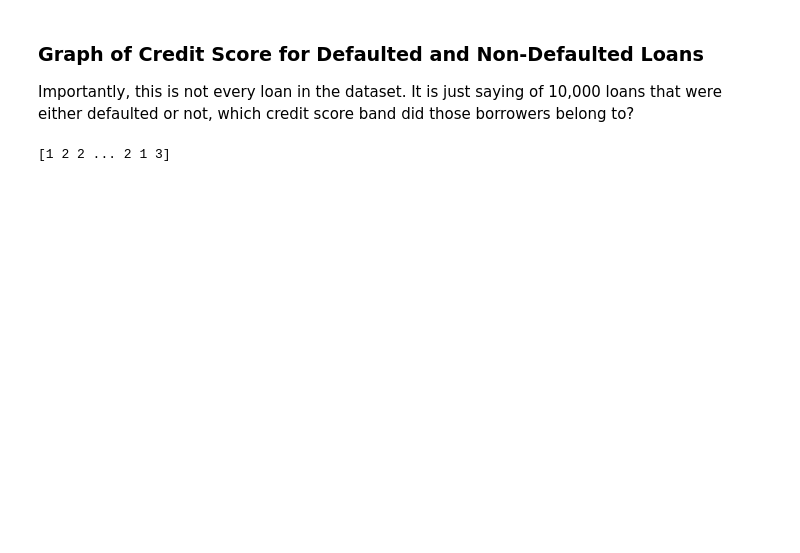
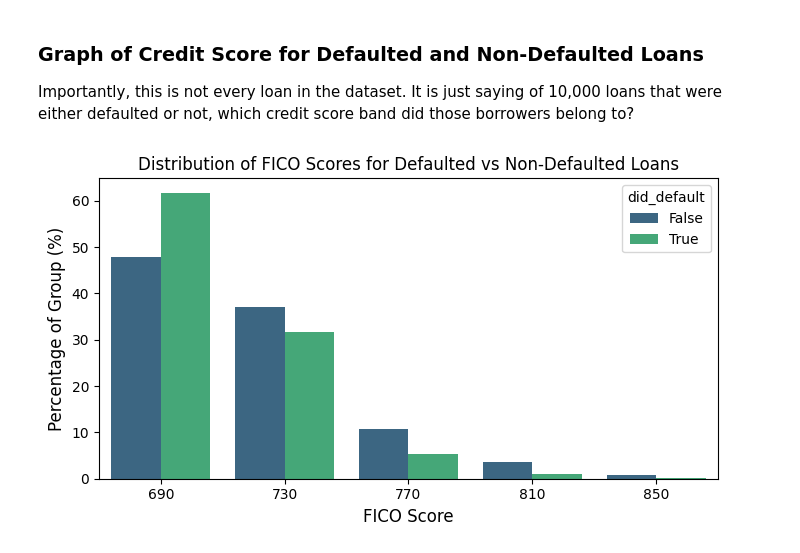
Before and after one commit to lricketson/LC-risk-analysis-project, a Jupyter notebook: descriptive_stats.ipynb, the cells around one changed output. Saved outputs shown, nothing was run; the diff lists cells and outputs as text; code cells hidden in the pictures; blank space fills up the shorter version.

Commit message:
finished with group comparisons

```diff
--- a/descriptive_stats.ipynb
+++ b/descriptive_stats.ipynb
@@ -231,33 +231,36 @@ Importantly, this is not every loan in the dataset. It is just saying of 10,000
 # %%
 import numpy as np
 
-fico_bands = sorted([650, 690, 730, 770, 810, 850])
+fico_bands = np.array(sorted([650, 690, 730, 770, 810, 850]))
 
 df_for_graphing = cleaned_df.copy()
 
 indices = np.searchsorted(fico_bands, df_for_graphing["avg_fico"], side="right")
+indices = np.clip(indices, 0, len(fico_bands) - 1)
+df_for_graphing.loc[:, "band"] = fico_bands[indices]
 
-print(indices)
+plot_data = (
+    df_for_graphing.groupby("did_default")["band"]
+    .value_counts(normalize=True)
+    .rename("percentage")
+    .mul(100)
+    .reset_index()
+)
 
-# df_for_graphing[:, "fico_band"] = fico_bands.index(df_for_graphing["avg_fico"])
+plt.figure(figsize=(7, 4))
+plot = sns.barplot(
+    data=plot_data,
+    x="band",  # this means "what will be on the x axis?" not "whats the title of the x axis"
+    y="percentage",
+    hue="did_default",
+    palette="viridis",
+)
 
-# credit_score_dist = (
-#     cleaned_df.groupby.value_counts(normalize=True)
-#     .rename("percentage")
-#     .mul(100)
-#     .reset_index()
-# )
+plt.title("Distribution of FICO Scores for Defaulted vs Non-Defaulted Loans")
+plt.xlabel("FICO Score", fontsize=12)
+plt.ylabel("Percentage of Group (%)", fontsize=12)
 
-# plt.figure(figsize=(10, 6))
-# plot = sns.barplot(
-#     data=grade_dist, x="grade", y="percentage", hue="did_default", palette="viridis"
-# )
-
-# plt.title("Distribution of Borrower Grades for Defaulted vs Non-Defaulted Loans")
-# plt.xlabel("Borrower Grade", fontsize=12)
-# plt.ylabel("Percentage of Group (%)", fontsize=12)
-
-# plt.tight_layout()
-# plt.show()
+plt.tight_layout()
+plt.show()
 # %% [output]
-[1 2 2 ... 2 1 3]
+[figure, added]
```
Also changed, not shown: parts of 2 cells of this notebook, 1 other file.
